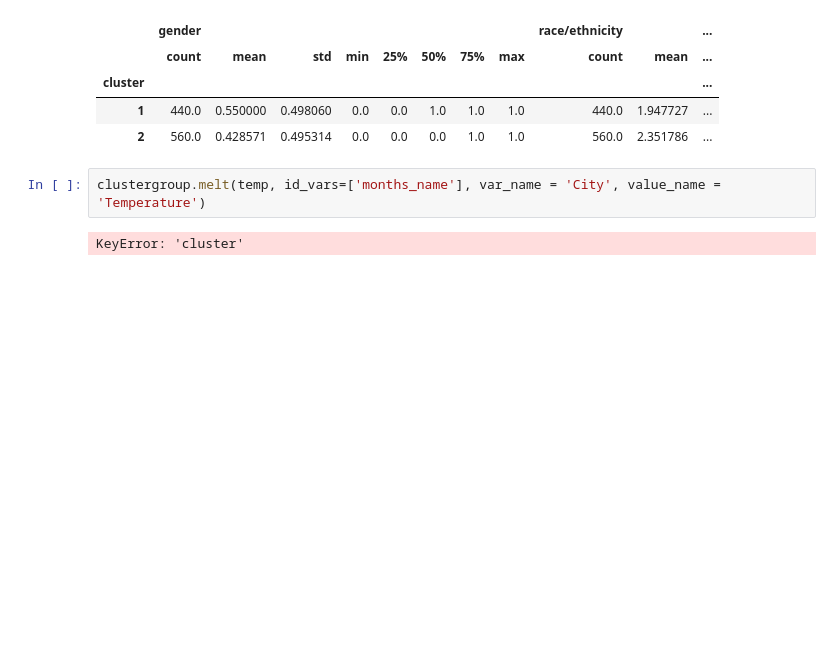
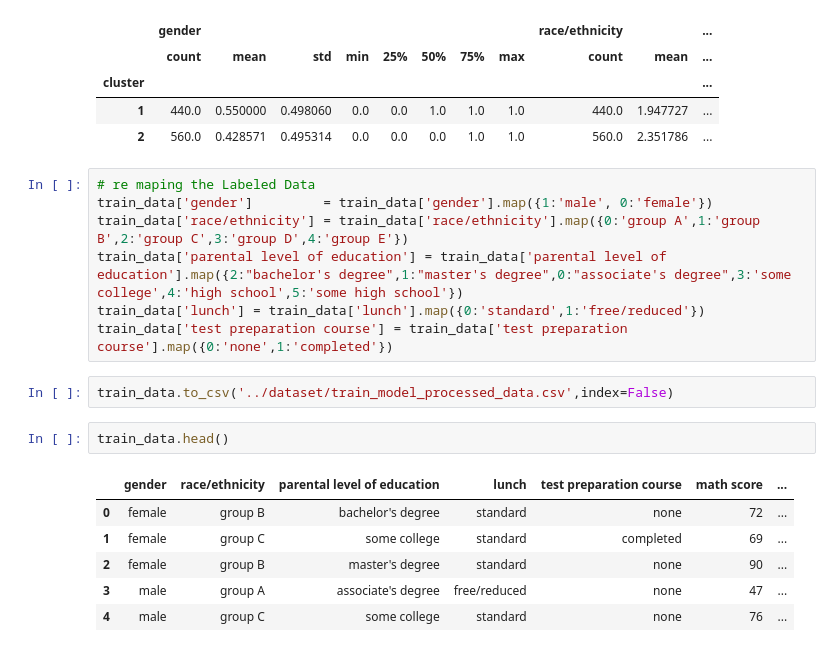
Before and after one commit to melwinmpk/Students_Performance_in_Exams_ML, a Jupyter notebook: Notebooks/Modeling.ipynb, the cells around one changed output. Cells and saved outputs as stored; diff of their text form; blank space fills up the shorter version.

```diff
--- a/Notebooks/Modeling.ipynb
+++ b/Notebooks/Modeling.ipynb
@@ -94,7 +94,21 @@ clustergroup
 | cluster |  |  |  |  |  |  |  |  |  |  | ... |
 | 1 | 440.0 | 0.550000 | 0.498060 | 0.0 | 0.0 | 1.0 | 1.0 | 1.0 | 440.0 | 1.947727 | ... |
 | 2 | 560.0 | 0.428571 | 0.495314 | 0.0 | 0.0 | 0.0 | 1.0 | 1.0 | 560.0 | 2.351786 | ... |
-# %%
-clustergroup.melt(temp, id_vars=['months_name'], var_name = 'City', value_name = 'Temperature')
-# %% [output]
-KeyError: 'cluster'
+# %%
+# re maping the Labeled Data
+train_data['gender']         = train_data['gender'].map({1:'male', 0:'female'})
+train_data['race/ethnicity'] = train_data['race/ethnicity'].map({0:'group A',1:'group B',2:'group C',3:'group D',4:'group E'})
+train_data['parental level of education'] = train_data['parental level of education'].map({2:"bachelor's degree",1:"master's degree",0:"associate's degree",3:'some college',4:'high school',5:'some high school'})
+train_data['lunch'] = train_data['lunch'].map({0:'standard',1:'free/reduced'})
+train_data['test preparation course'] = train_data['test preparation course'].map({0:'none',1:'completed'})
+# %%
+train_data.to_csv('../dataset/train_model_processed_data.csv',index=False)
+# %%
+train_data.head()
+# %% [output]
+|  | gender | race/ethnicity | parental level of education | lunch | test preparation course | math score | ... |
+| 0 | female | group B | bachelor's degree | standard | none | 72 | ... |
+| 1 | female | group C | some college | standard | completed | 69 | ... |
+| 2 | female | group B | master's degree | standard | none | 90 | ... |
+| 3 | male | group A | associate's degree | free/reduced | none | 47 | ... |
+| 4 | male | group C | some college | standard | none | 76 | ... |
```
Also changed, not shown: 1 other file.
